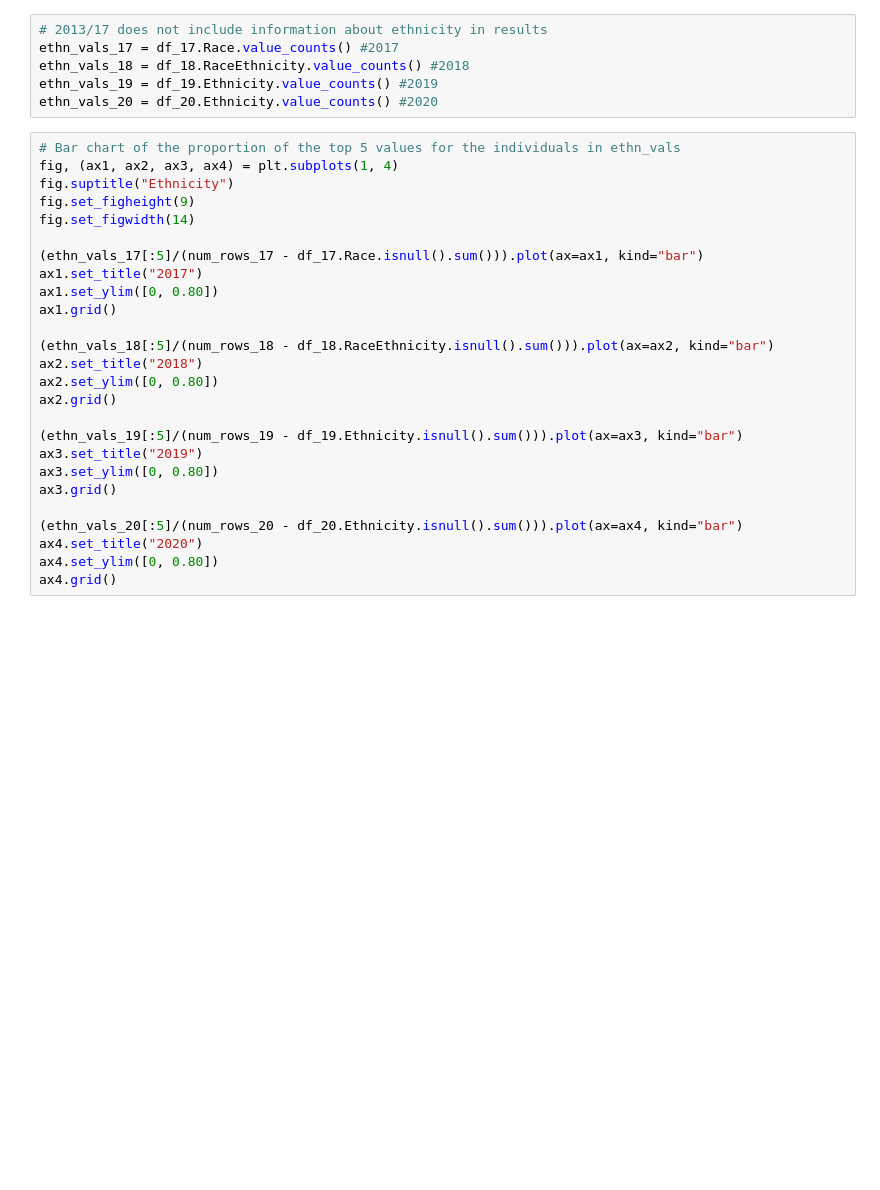
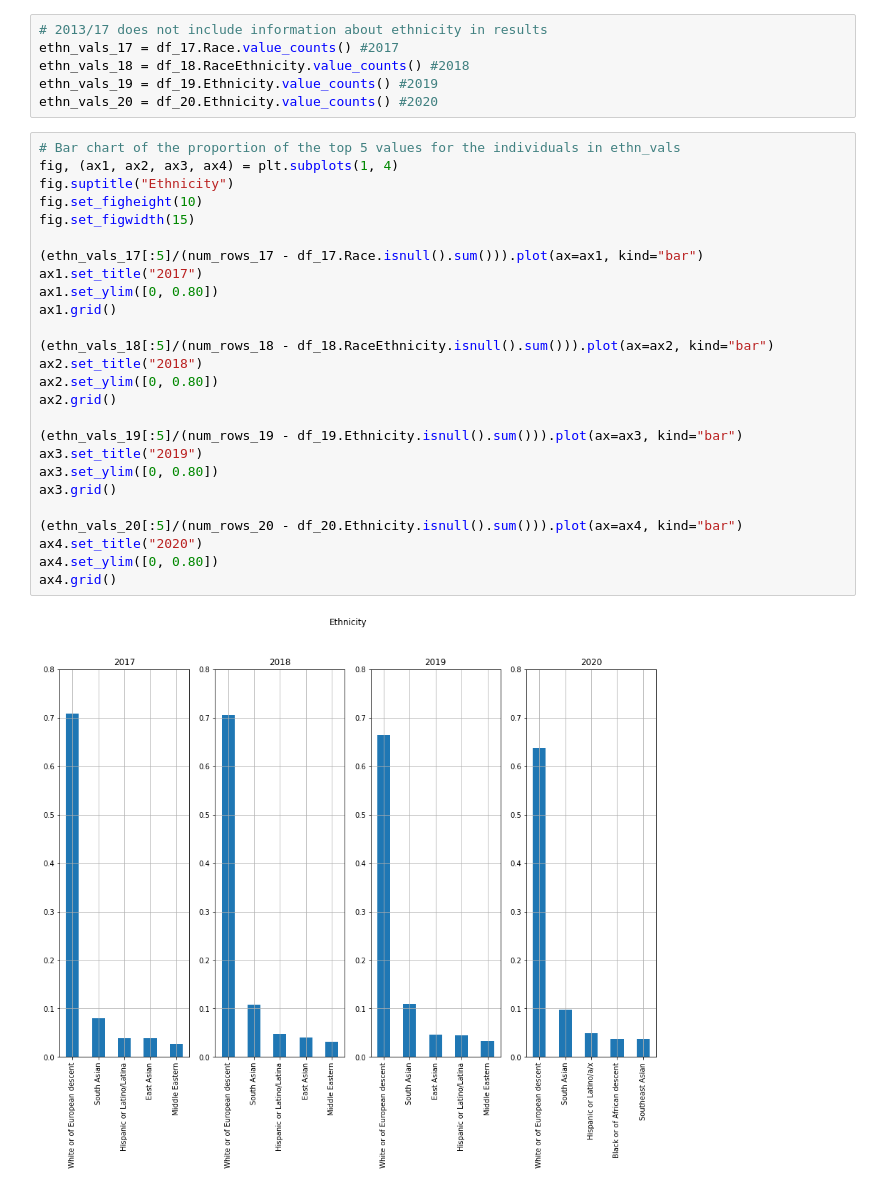
Before and after one commit to Data-Science-NDegree-MRusso/DSND-P1-Data-Exploration, a Jupyter notebook: code/StackOverflow survey analysis.ipynb, the cells around one changed output. Cells and saved outputs as stored; diff of their text form; blank space fills up the shorter version.

```diff
--- a/code/StackOverflow survey analysis.ipynb
+++ b/code/StackOverflow survey analysis.ipynb
@@ -545,26 +631,28 @@ ethn_vals_20 = df_20.Ethnicity.value_counts() #2020
 # %%
 # Bar chart of the proportion of the top 5 values for the individuals in ethn_vals
 fig, (ax1, ax2, ax3, ax4) = plt.subplots(1, 4)
 fig.suptitle("Ethnicity")
-fig.set_figheight(9)
-fig.set_figwidth(14)
+fig.set_figheight(10)
+fig.set_figwidth(15)
 
 (ethn_vals_17[:5]/(num_rows_17 - df_17.Race.isnull().sum())).plot(ax=ax1, kind="bar")
 ax1.set_title("2017")
 ax1.set_ylim([0, 0.80])
 ax1.grid()
 
 (ethn_vals_18[:5]/(num_rows_18 - df_18.RaceEthnicity.isnull().sum())).plot(ax=ax2, kind="bar")
 ax2.set_title("2018")
 ax2.set_ylim([0, 0.80])
 ax2.grid()
 
 (ethn_vals_19[:5]/(num_rows_19 - df_19.Ethnicity.isnull().sum())).plot(ax=ax3, kind="bar")
 ax3.set_title("2019")
 ax3.set_ylim([0, 0.80])
 ax3.grid()
 
 (ethn_vals_20[:5]/(num_rows_20 - df_20.Ethnicity.isnull().sum())).plot(ax=ax4, kind="bar")
 ax4.set_title("2020")
 ax4.set_ylim([0, 0.80])
 ax4.grid()
+# %% [output]
+[figure, added]
```
Also changed, not shown: parts of 28 cells of this notebook.
